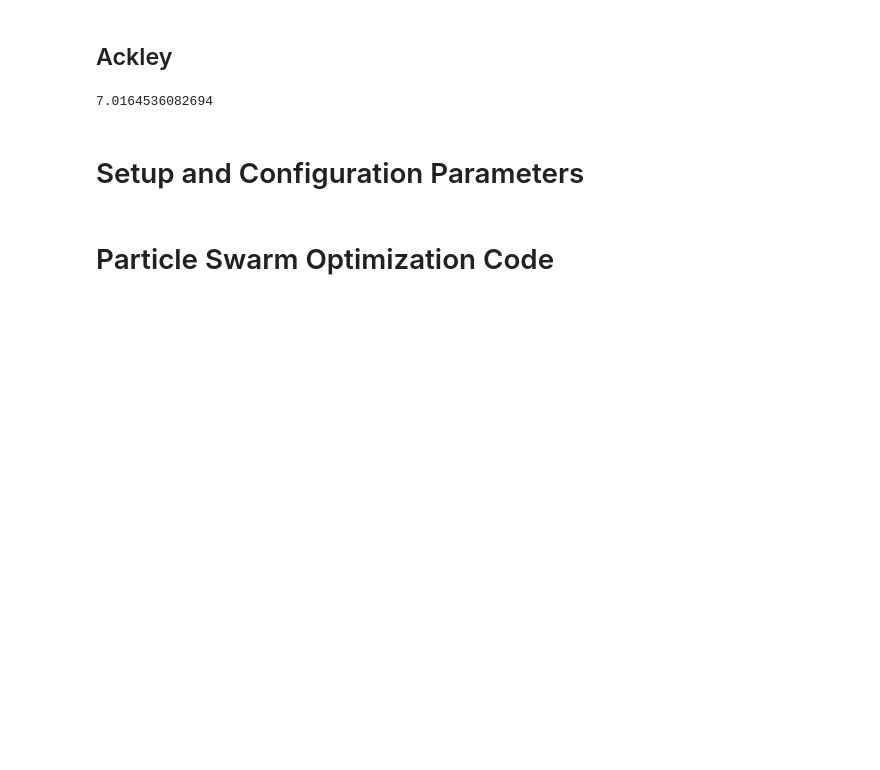
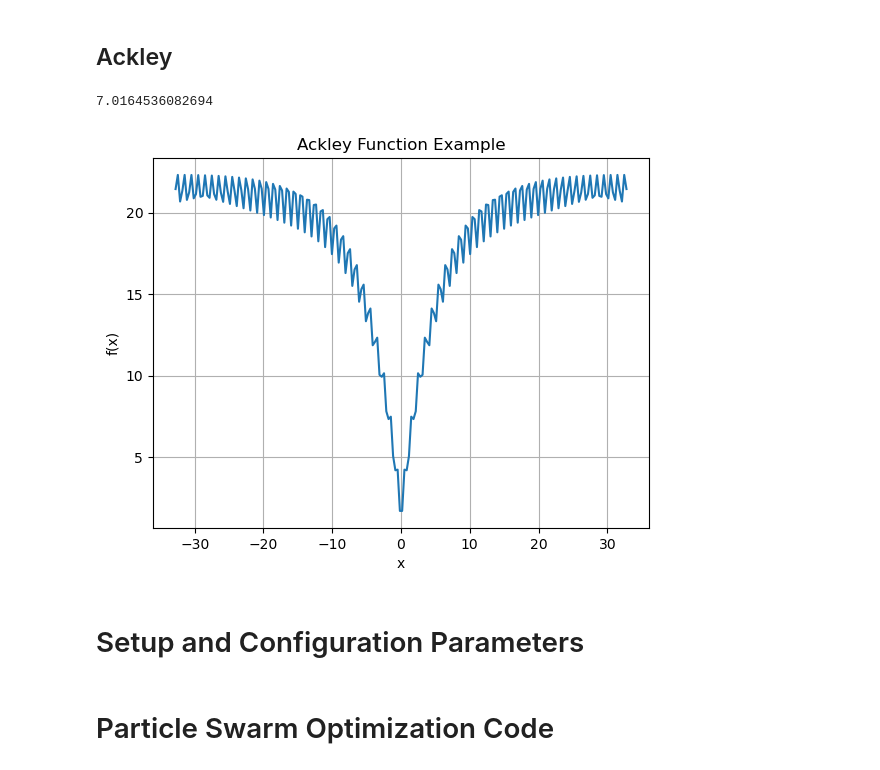
Before and after one commit to emibk/ACIT4160-1-Final_Project_Group_12, a Jupyter notebook: Problem-2: PSO/PSO.ipynb, the cells around one changed output. Drawn from its saved outputs; the diff is of its cells as text; code cells hidden in the pictures; blank space fills up the shorter version.

```diff
--- a/Problem-2: PSO/PSO.ipynb
+++ b/Problem-2: PSO/PSO.ipynb
@@ -54,6 +135,19 @@ def ackley(x):
 ackley([1,2,3])
 # %% [output]
 7.0164536082694
+# %%
+x = np.linspace(-32.786,32.786, 200)
+y = np.array([ackley([xi]) for xi in x])
+
+
+plt.plot(x, y)
+plt.xlabel('x')
+plt.ylabel('f(x)')
+plt.title('Ackley Function Example')
+plt.grid(True)
+plt.show()
+# %% [output]
+[figure, added]
 # %% [markdown]
 # Setup and Configuration Parameters
 # %%
```
Also changed, not shown: parts of 35 cells of this notebook.
